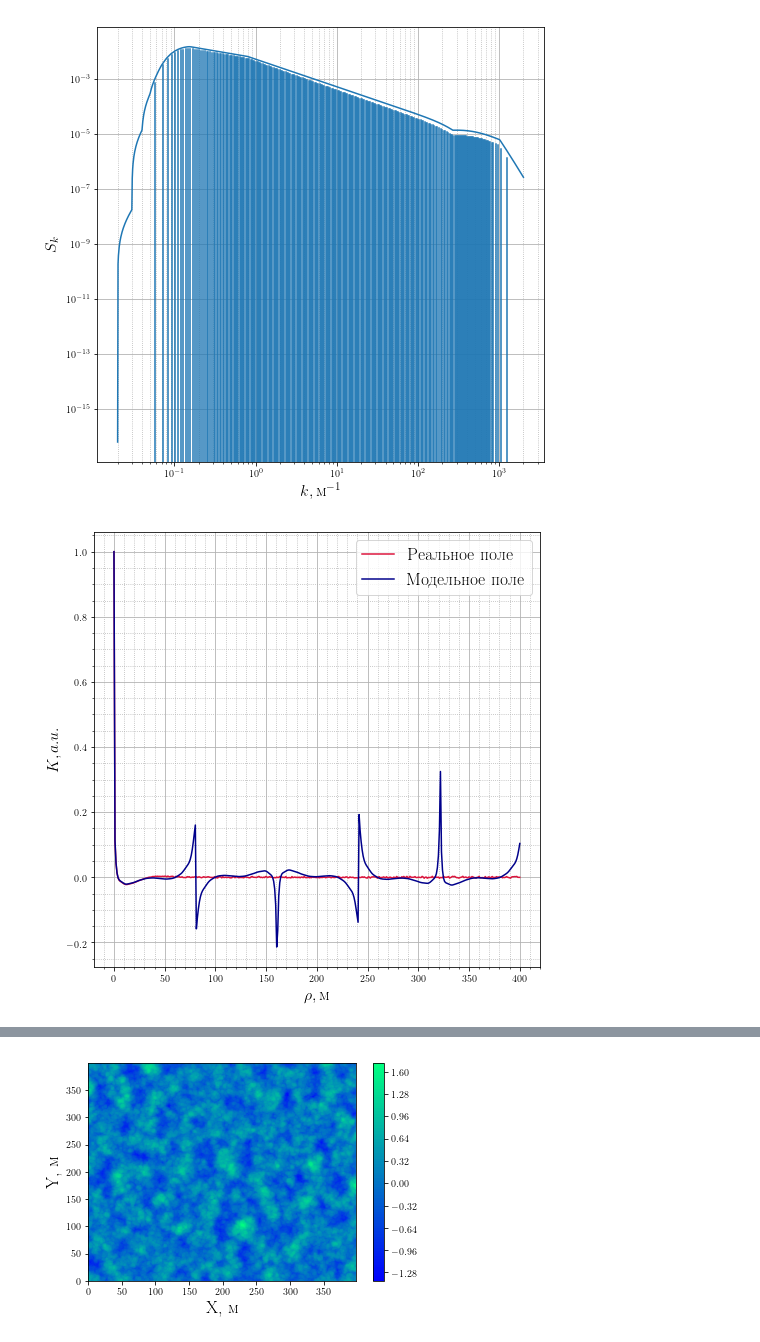
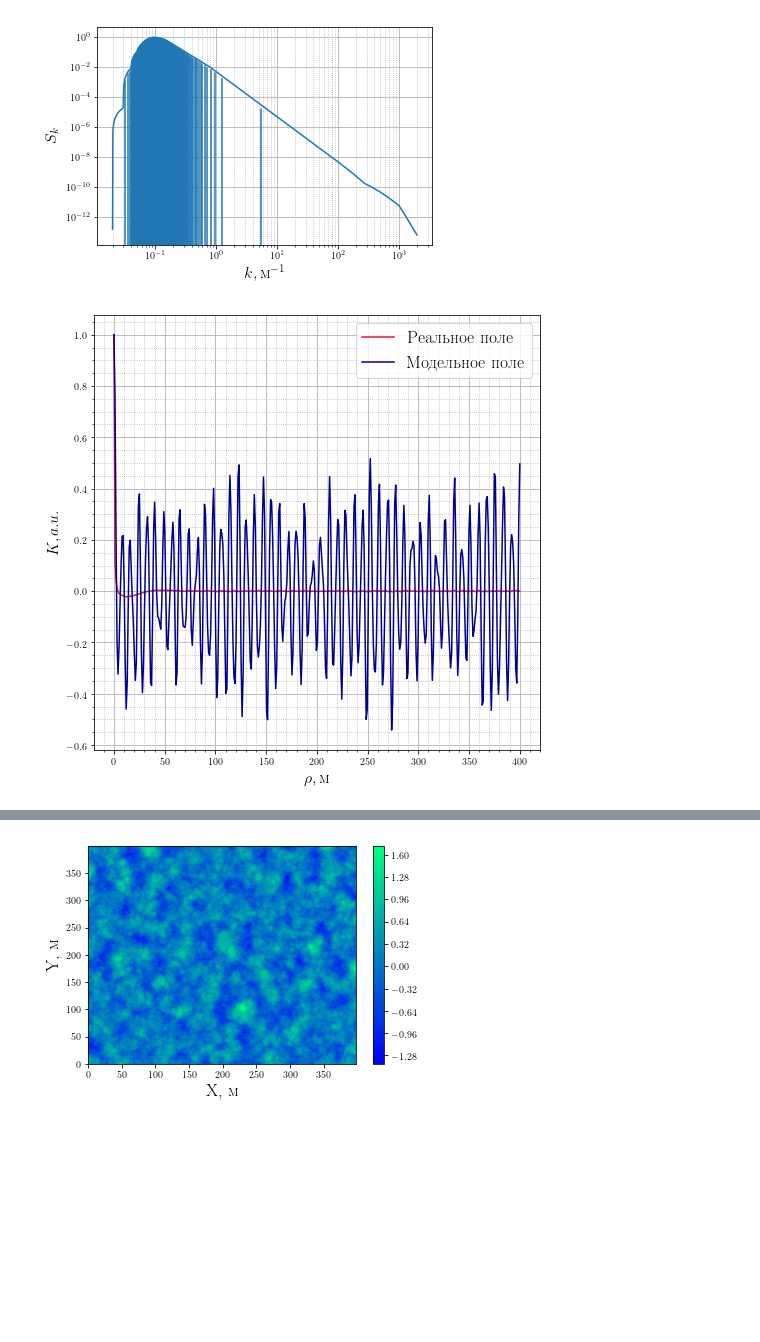
Before and after one commit to KirillPonur/water, a Jupyter notebook: k-model-v1-81-ssh.ipynb, the cells around one changed output, grey strips where cells are left out. Cells and saved outputs as stored; diff of their text form; code cells hidden in the pictures; blank space fills up the shorter version.

```diff
--- a/k-model-v1-81-ssh.ipynb
+++ b/k-model-v1-81-ssh.ipynb
@@ -364,44 +364,44 @@ def nodes(ki,b0):
         df.to_csv(file,sep='\t')
         return nodes[:-1]
 # %%
-identification='slopes'
-# identification='height'
+# identification='slopes'
+identification='height'
 if identification=='slopes':
     power=2
 elif identification=='height':
     power=0
 
 global g
 g=9.81
 KT=array([0.02,2000])
 U10=8
 
 # Не забыть бы для приличия снести эти строчки к основную программу.
 # Интерполируем наш спектр.
 # Позволяет не думать над различными размерами массивов при счете
 k=arange(KT[0]*10**(-10),KT[-1]+100,0.01)
 full_spectrum=interpolate.interp1d(k,Full_spectrum(k))
 k=logspace(log10(KT[0]),log10(KT[-1]),10**3)
 ki,b0,err=interspace(k,256)
 node=nodes(ki,b0)
 y=full_spectrum(k)*k**power
 loglog(k,y)
 for i in node:
     axvline(x=i,
             ymax=0.95*(
                 log10(full_spectrum(i)*i**power/(min(y)))/(log10(max(y)/min(y)))
                  ))
 
 xlabel(r'$k, {\text{м}}^{-1}$',fontsize=16)
 ylabel(r'$S_k$',fontsize=16)
 grid(which='major', linestyle='-')
 grid(which='minor', linestyle=':')
 minorticks_on()
 show()
 # %% [output]
-[figure, old version]
+[figure, new version]
 # %%
-identity=0
+identity=2
 rho=linspace(0,400,400)
 y=zeros(len(rho))
 k=logspace(log10(KT[0]),log10(KT[-1]),10**5)
@@ -419,10 +419,10 @@ ylabel(r'$K, a.u.$',fontsize=16)
 grid(which='major', linestyle='-')
 grid(which='minor', linestyle=':')
 minorticks_on()
-savefig(path.abspath('..'+'\\water\\TeX\\fig\\correlation_angles5_'
+savefig(path.abspath('..'+'\\water\\TeX\\fig\\correlation_angles_'
                      +identification+str(identity)+'.pdf'),
        bbox_inches='tight')
 show()
 # %% [output]
-[figure, old version]
+[figure, new version]
 # %%
```
Also changed, not shown: parts of 5 cells of this notebook, 20 other files.
